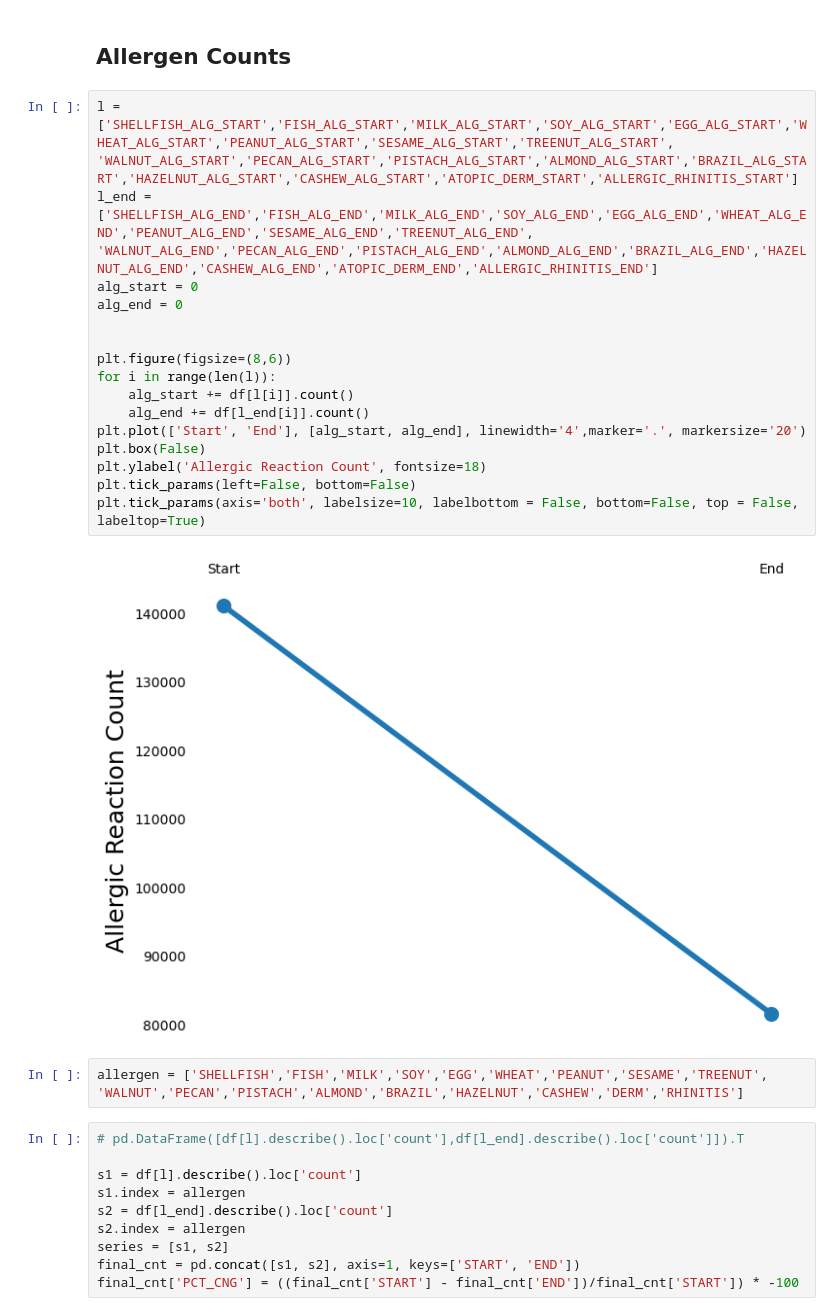
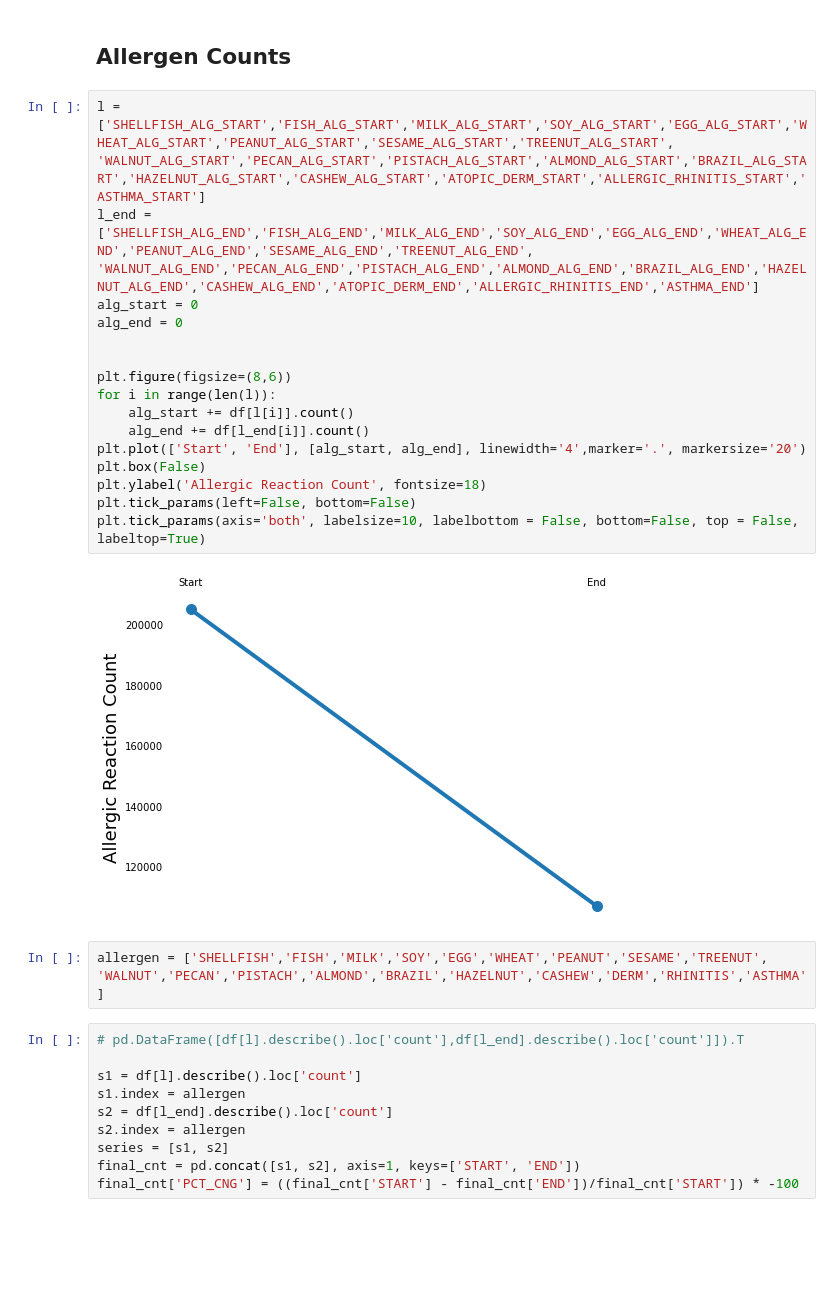
Before and after one commit to CharlesPizza/ChildhoodAllergies, a Jupyter notebook: Exploration.ipynb, the cells around one changed output. Saved outputs shown, nothing was run; the diff lists cells and outputs as text; blank space fills up the shorter version.

```diff
--- a/Exploration.ipynb
+++ b/Exploration.ipynb
@@ -77,27 +77,27 @@ df.PAYER_FACTOR = df.PAYER_FACTOR.map(d)
 ## Allergen Counts
 # %%
 l = ['SHELLFISH_ALG_START','FISH_ALG_START','MILK_ALG_START','SOY_ALG_START','EGG_ALG_START','WHEAT_ALG_START','PEANUT_ALG_START','SESAME_ALG_START','TREENUT_ALG_START',
-'WALNUT_ALG_START','PECAN_ALG_START','PISTACH_ALG_START','ALMOND_ALG_START','BRAZIL_ALG_START','HAZELNUT_ALG_START','CASHEW_ALG_START','ATOPIC_DERM_START','ALLERGIC_RHINITIS_START']
+'WALNUT_ALG_START','PECAN_ALG_START','PISTACH_ALG_START','ALMOND_ALG_START','BRAZIL_ALG_START','HAZELNUT_ALG_START','CASHEW_ALG_START','ATOPIC_DERM_START','ALLERGIC_RHINITIS_START','ASTHMA_START']
 l_end = ['SHELLFISH_ALG_END','FISH_ALG_END','MILK_ALG_END','SOY_ALG_END','EGG_ALG_END','WHEAT_ALG_END','PEANUT_ALG_END','SESAME_ALG_END','TREENUT_ALG_END',
-'WALNUT_ALG_END','PECAN_ALG_END','PISTACH_ALG_END','ALMOND_ALG_END','BRAZIL_ALG_END','HAZELNUT_ALG_END','CASHEW_ALG_END','ATOPIC_DERM_END','ALLERGIC_RHINITIS_END']
+'WALNUT_ALG_END','PECAN_ALG_END','PISTACH_ALG_END','ALMOND_ALG_END','BRAZIL_ALG_END','HAZELNUT_ALG_END','CASHEW_ALG_END','ATOPIC_DERM_END','ALLERGIC_RHINITIS_END','ASTHMA_END']
 alg_start = 0
 alg_end = 0
 
 
 plt.figure(figsize=(8,6))
 for i in range(len(l)):
     alg_start += df[l[i]].count()
     alg_end += df[l_end[i]].count()
 plt.plot(['Start', 'End'], [alg_start, alg_end], linewidth='4',marker='.', markersize='20')
 plt.box(False)
 plt.ylabel('Allergic Reaction Count', fontsize=18)
 plt.tick_params(left=False, bottom=False)
 plt.tick_params(axis='both', labelsize=10, labelbottom = False, bottom=False, top = False, labeltop=True)
 # %% [output]
-[figure, old version]
+[figure, new version]
 # %%
 allergen = ['SHELLFISH','FISH','MILK','SOY','EGG','WHEAT','PEANUT','SESAME','TREENUT',
-'WALNUT','PECAN','PISTACH','ALMOND','BRAZIL','HAZELNUT','CASHEW','DERM','RHINITIS']
+'WALNUT','PECAN','PISTACH','ALMOND','BRAZIL','HAZELNUT','CASHEW','DERM','RHINITIS','ASTHMA']
 # %%
 # pd.DataFrame([df[l].describe().loc['count'],df[l_end].describe().loc['count']]).T
 
```
Also changed, not shown: parts of 10 cells of this notebook.
